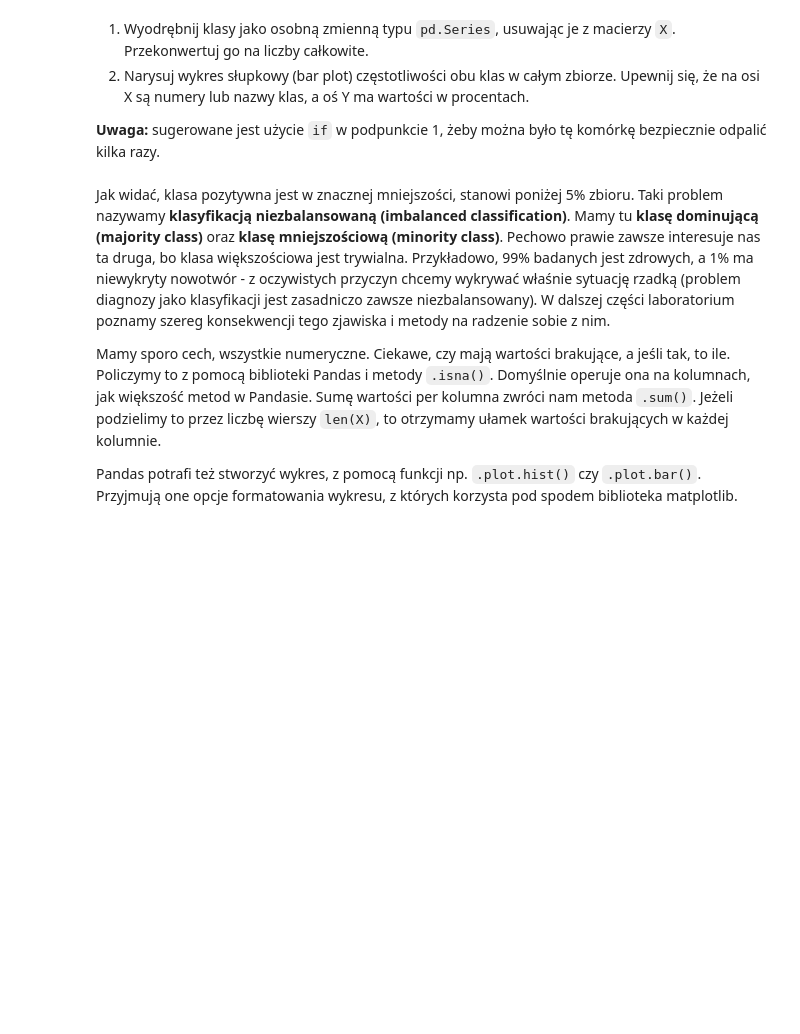
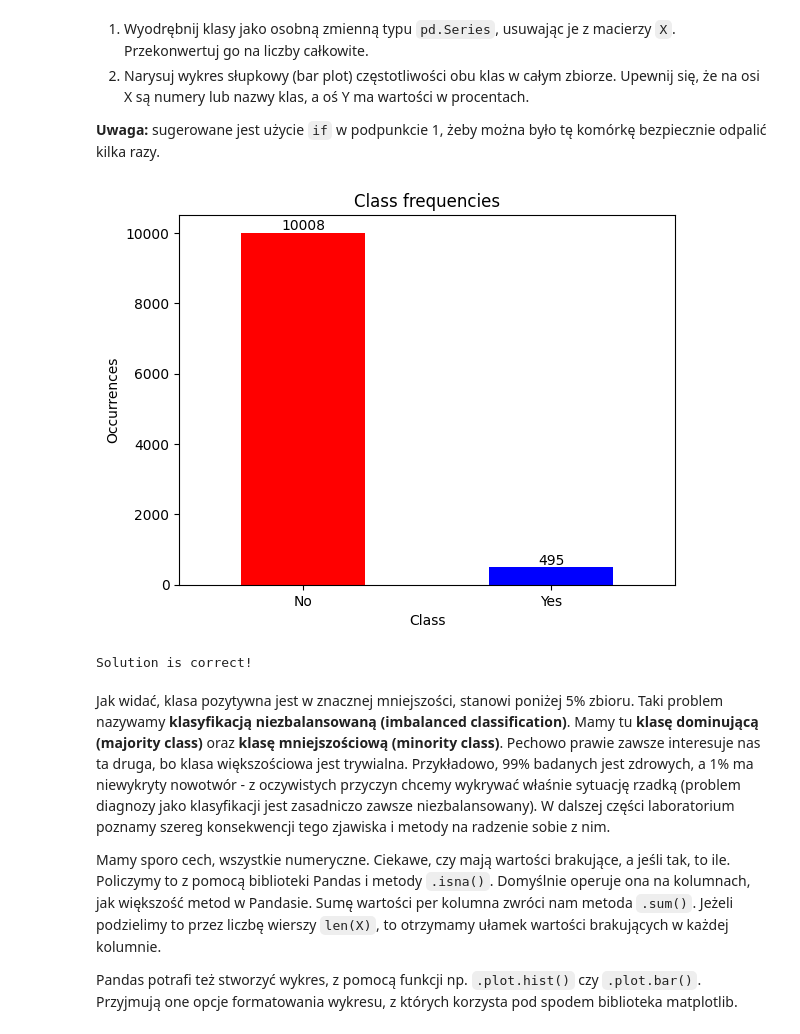
Before and after one commit to arturgesiarz/AIBasics-Course, a Jupyter notebook: lab2/lab_2.ipynb, the cells around one changed output. Saved outputs shown, nothing was run; the diff lists cells and outputs as text; code cells hidden in the pictures; blank space fills up the shorter version.

```diff
--- a/lab2/lab_2.ipynb
+++ b/lab2/lab_2.ipynb
@@ -111,7 +128,28 @@ DataFrame zawiera 64 atrybuty numeryczne o zróżnicowanych rozkładach wartośc
+# %%
+if 'class' in X.columns:
+  y = X.pop('class')
+
+y = y.astype(int)
+
+ax = y.value_counts().plot(kind='bar', color=["red", "blue"])
+
+for container in ax.containers:
+  ax.bar_label(container)
+
+ax.set_title("Class frequencies")
+ax.set_xlabel("Class")
+ax.set_ylabel("Occurrences")
+ax.set_xticklabels(["No", "Yes"], rotation=0)
+
+plt.show()
+# %% [output]
+[figure, added]
 # %%
 assert "class" not in X.columns
 
 print("Solution is correct!")
+# %% [output]
+Solution is correct!
 # %% [markdown]
 Jak widać, klasa pozytywna jest w znacznej mniejszości, stanowi poniżej 5% zbioru. Taki problem nazywamy **klasyfikacją niezbalansowaną (imbalanced classification)**. Mamy tu **klasę dominującą (majority class)** oraz **klasę mniejszościową (minority class)**. Pechowo prawie zawsze interesuje nas ta druga, bo klasa większościowa jest trywialna. Przykładowo, 99% badanych jest zdrowych, a 1% ma niewykryty nowotwór - z oczywistych przyczyn chcemy wykrywać właśnie sytuację rzadką (problem diagnozy jako klasyfikacji jest zasadniczo zawsze niezbalansowany). W dalszej części laboratorium poznamy szereg konsekwencji tego zjawiska i metody na radzenie sobie z nim.
 
```
Also changed, not shown: parts of 4 cells of this notebook, 1 other file.
